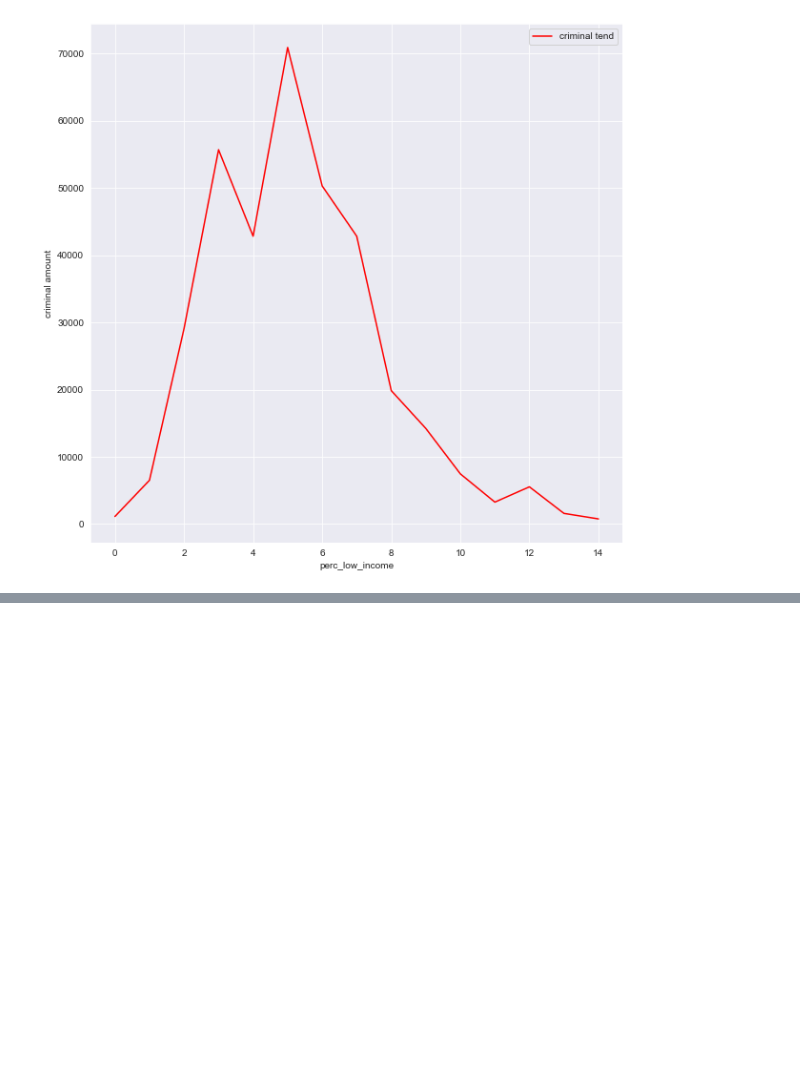
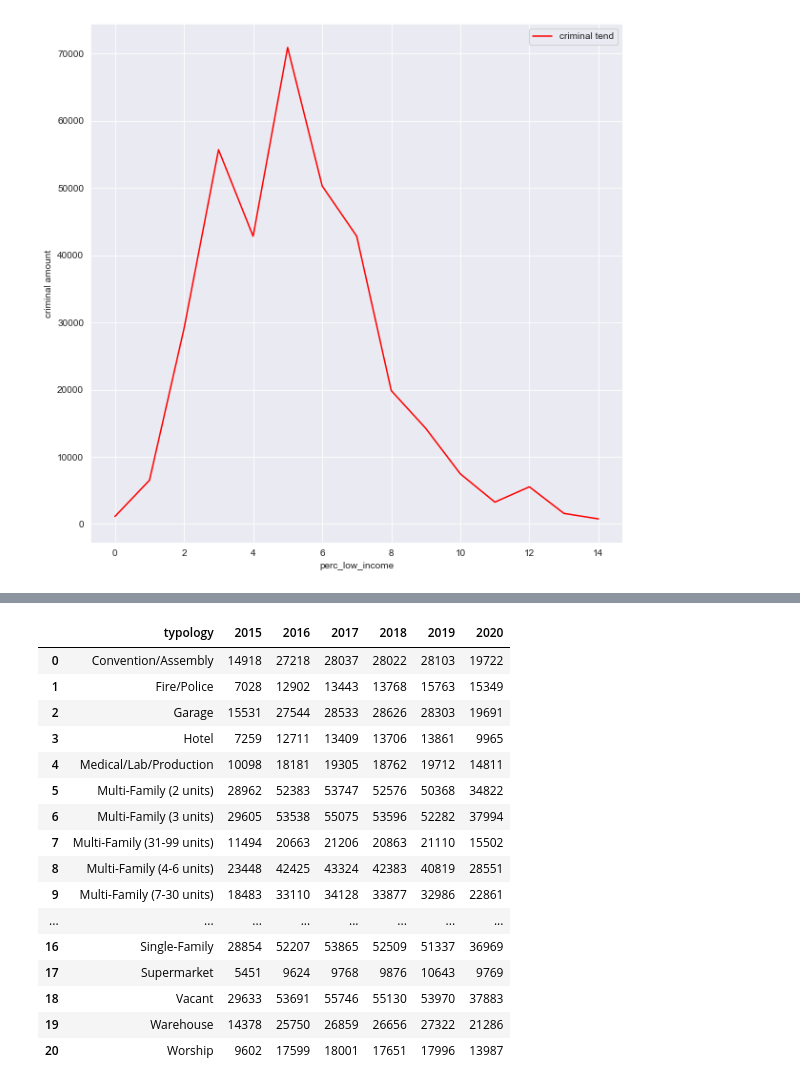
Before and after one commit to FlyingNightBird/2022Spring_Finals, a Jupyter notebook: preprocessing_building_data.ipynb, the cells around one changed output, grey strips where cells are left out. Saved outputs shown, nothing was run; the diff lists cells and outputs as text; code cells hidden in the pictures; blank space fills up the shorter version.

```diff
--- a/preprocessing_building_data.ipynb
+++ b/preprocessing_building_data.ipynb
@@ -521,0 +620,5 @@ line_chart_for_street_avg_group('prep_data/boston_bldg_by_low_income.csv', bosto
+# %%
+boston_crime_street_per_year = boston_crime.groupby(['STREET', 'YEAR']).size()
+boston_crime_street_per_year = boston_crime_street_per_year.reset_index()
+boston_crime_street_per_year.columns = ['street', 'year', 'crime_count']
+boston_crime_street_per_year
@@ -521,0 +694,22 @@ line_chart_for_street_avg_group('prep_data/boston_bldg_by_low_income.csv', bosto
+# %%
+bldg_typology_years = pd.concat([bldg_typology_2015, bldg_typology_2016, bldg_typology_2017, bldg_typology_2018, bldg_typology_2019, bldg_typology_2020],  axis=1)
+bldg_typology_years_1 = bldg_typology_years.iloc[:,[0, 1, 3, 5, 7, 9, 11]]
+bldg_typology_years_1
+# %% [output]
+|  | typology | 2015 | 2016 | 2017 | 2018 | 2019 | 2020 |
+| 0 | Convention/Assembly | 14918 | 27218 | 28037 | 28022 | 28103 | 19722 |
+| 1 | Fire/Police | 7028 | 12902 | 13443 | 13768 | 15763 | 15349 |
+| 2 | Garage | 15531 | 27544 | 28533 | 28626 | 28303 | 19691 |
+| 3 | Hotel | 7259 | 12711 | 13409 | 13706 | 13861 | 9965 |
+| 4 | Medical/Lab/Production | 10098 | 18181 | 19305 | 18762 | 19712 | 14811 |
+| 5 | Multi-Family (2 units) | 28962 | 52383 | 53747 | 52576 | 50368 | 34822 |
+| 6 | Multi-Family (3 units) | 29605 | 53538 | 55075 | 53596 | 52282 | 37994 |
+| 7 | Multi-Family (31-99 units) | 11494 | 20663 | 21206 | 20863 | 21110 | 15502 |
+| 8 | Multi-Family (4-6 units) | 23448 | 42425 | 43324 | 42383 | 40819 | 28551 |
+| 9 | Multi-Family (7-30 units) | 18483 | 33110 | 34128 | 33877 | 32986 | 22861 |
+| ... | ... | ... | ... | ... | ... | ... | ... |
+| 16 | Single-Family | 28854 | 52207 | 53865 | 52509 | 51337 | 36969 |
+| 17 | Supermarket | 5451 | 9624 | 9768 | 9876 | 10643 | 9769 |
+| 18 | Vacant | 29633 | 53691 | 55746 | 55130 | 53970 | 37883 |
+| 19 | Warehouse | 14378 | 25750 | 26859 | 26656 | 27322 | 21286 |
+| 20 | Worship | 9602 | 17599 | 18001 | 17651 | 17996 | 13987 |
```
Also changed, not shown: parts of 12 cells of this notebook.
